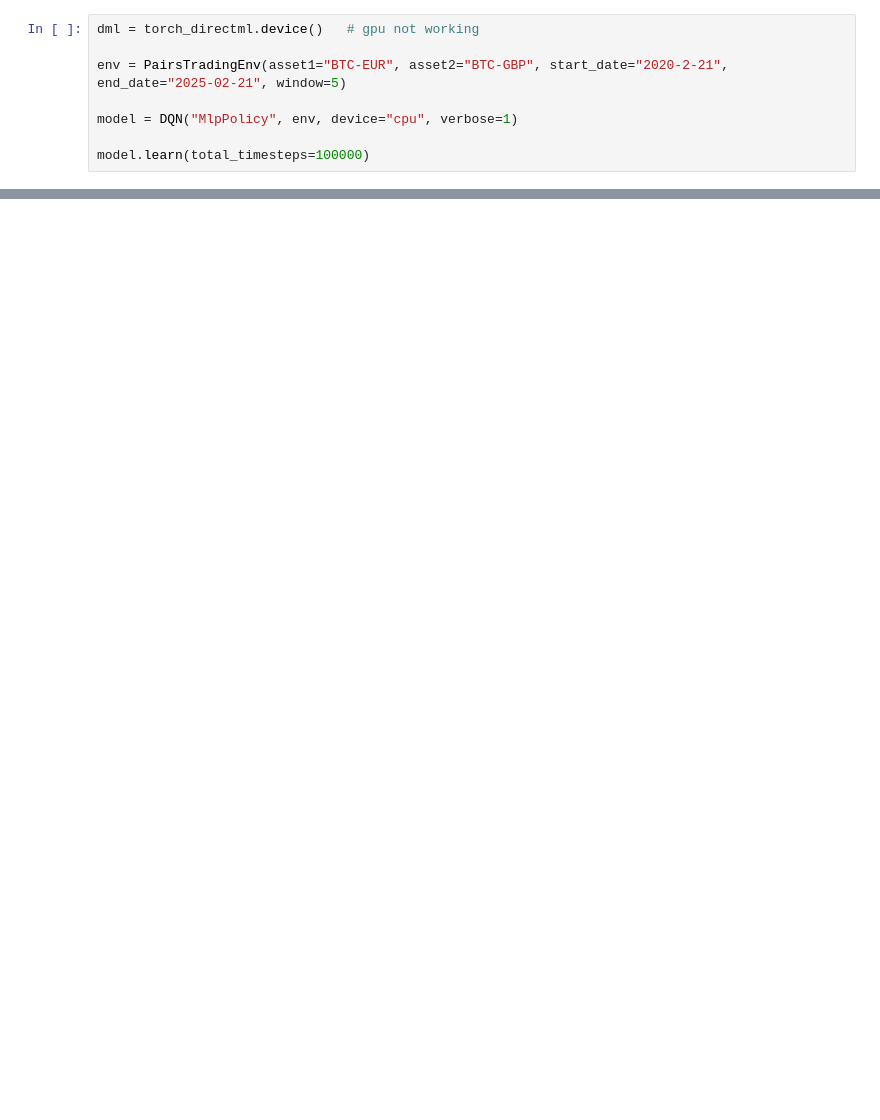
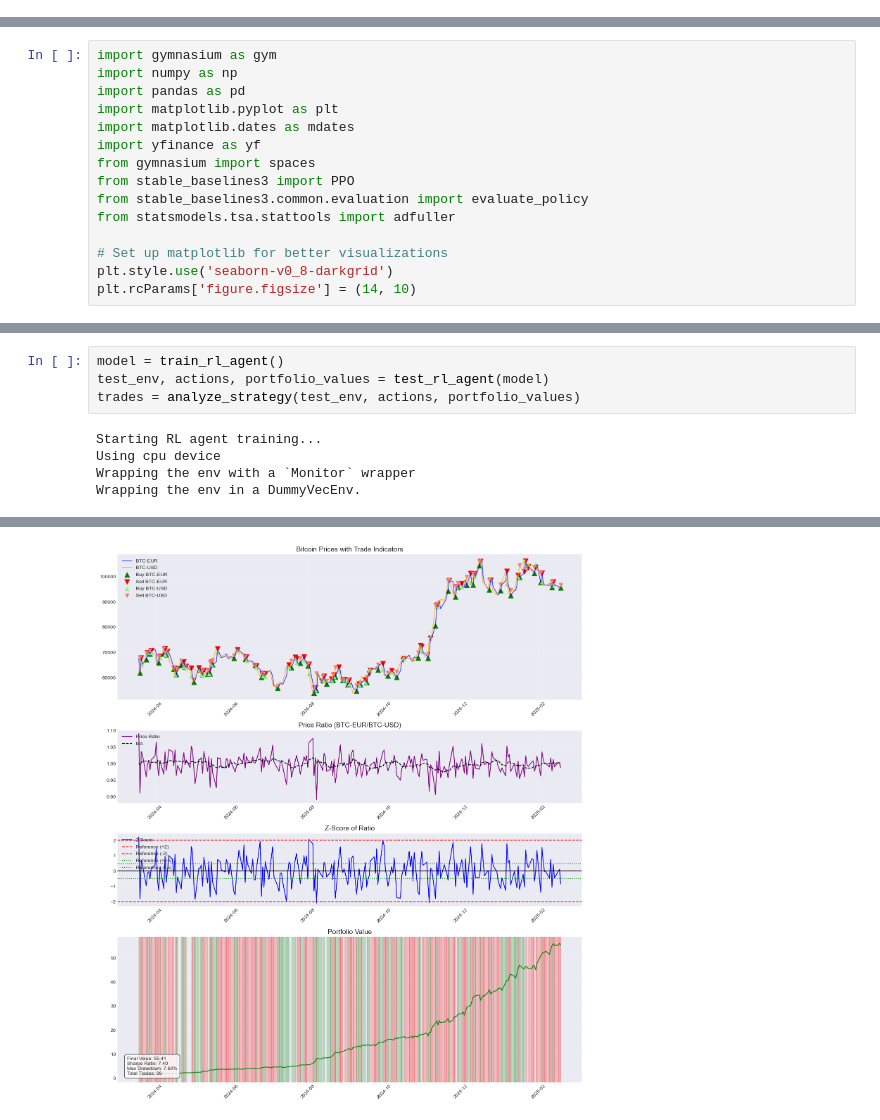
Before and after one commit to justinli34/pairs-trading, a Jupyter notebook: rl.ipynb, the cells around one changed output, grey strips where cells are left out. Drawn from its saved outputs; the diff is of its cells as text; blank space fills up the shorter version.

```diff
--- a/rl.ipynb
+++ b/rl.ipynb
@@ -93,8 +0,0 @@ class PairsTradingEnv(gym.Env):
-# %%
-dml = torch_directml.device()   # gpu not working
-
-env = PairsTradingEnv(asset1="BTC-EUR", asset2="BTC-GBP", start_date="2020-2-21", end_date="2025-02-21", window=5)
-
-model = DQN("MlpPolicy", env, device="cpu", verbose=1)
-
-model.learn(total_timesteps=100000)
@@ -150,0 +1,15 @@ plt.show()
+# %%
+import gymnasium as gym
+import numpy as np
+import pandas as pd
+import matplotlib.pyplot as plt
+import matplotlib.dates as mdates
+import yfinance as yf
+from gymnasium import spaces
+from stable_baselines3 import PPO
+from stable_baselines3.common.evaluation import evaluate_policy
+from statsmodels.tsa.stattools import adfuller
+
+# Set up matplotlib for better visualizations
+plt.style.use('seaborn-v0_8-darkgrid')
+plt.rcParams['figure.figsize'] = (14, 10)
@@ -150,0 +492,9 @@ plt.show()
+# %%
+model = train_rl_agent()
+test_env, actions, portfolio_values = test_rl_agent(model)
+trades = analyze_strategy(test_env, actions, portfolio_values)
+# %% [output]
+Starting RL agent training...
+Using cpu device
+Wrapping the env with a `Monitor` wrapper
+Wrapping the env in a DummyVecEnv.
@@ -150,0 +535 @@ plt.show()
+[figure, added]
```
Also changed, not shown: parts of 7 cells of this notebook.
